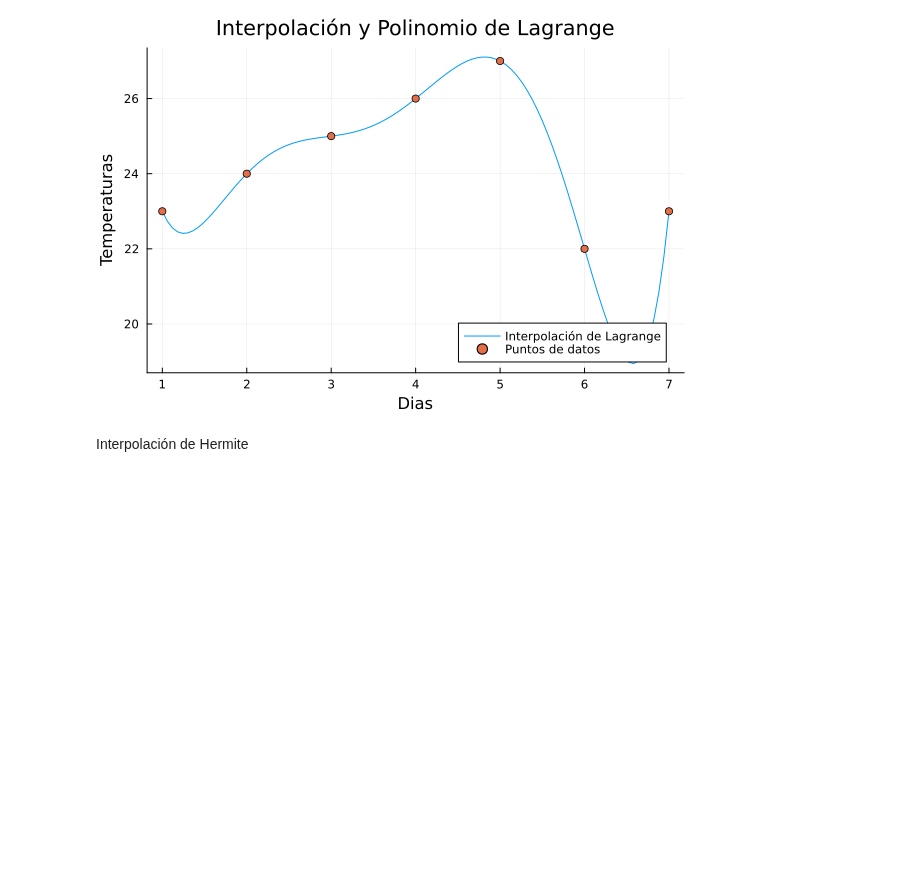
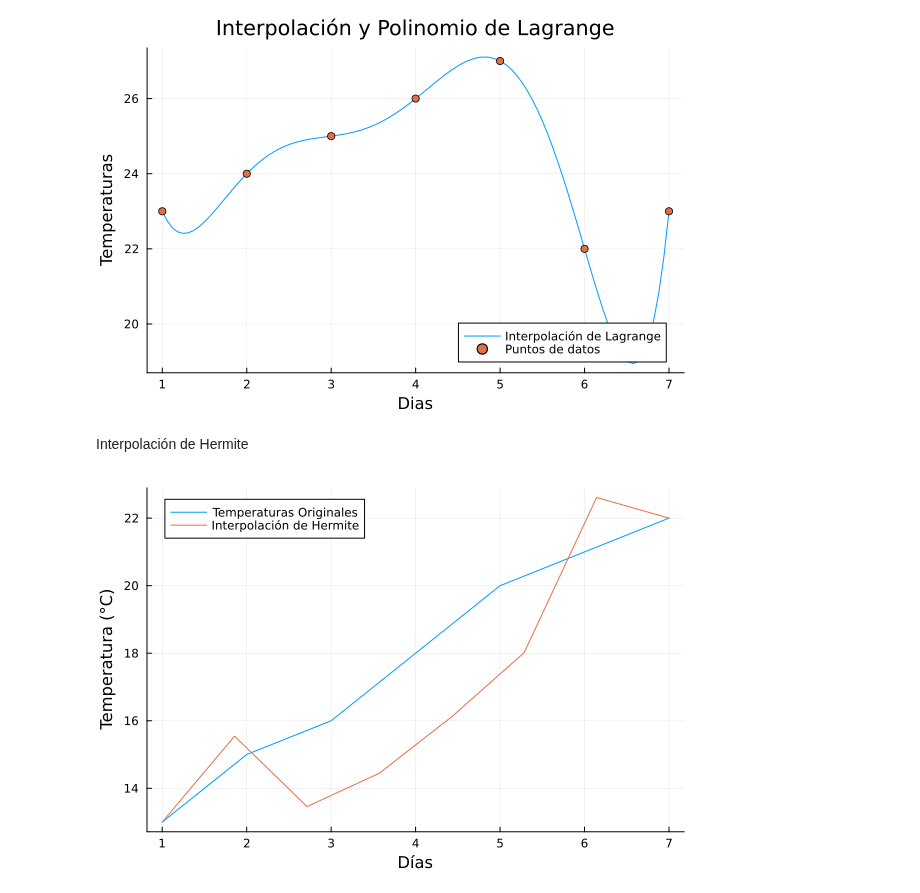
Before and after one commit to sonysarkis/ProyectoCalNum, a Jupyter notebook: Proyectos/proyecto1/proyecto2_cal.ipynb, the cells around one changed output. Cells and saved outputs as stored; diff of their text form; code cells hidden in the pictures; blank space fills up the shorter version.

Commit message:
Interpolación de Hermite

```diff
--- a/Proyectos/proyecto1/proyecto2_cal.ipynb
+++ b/Proyectos/proyecto1/proyecto2_cal.ipynb
@@ -134,3 +134,87 @@ title!("Interpolación y Polinomio de Lagrange")
 [figure]
 # %% [markdown]
 Interpolación de Hermite
+# %%
+using SymPy
+using Plots
+
+# Generación de Datos
+dias = [1, 2, 3, 4, 5, 6, 7]
+temperaturas = [13, 15, 16, 18, 20, 21, 22]
+
+# Graficar los datos originales
+plot(dias, temperaturas, xlabel="Días", ylabel="Temperatura (°C)", label="Temperaturas Originales")
+
+# Función para calcular derivadas usando diferencias finitas
+function calcular_derivadas(x, y)
+    n = length(x) # Obtener el número de puntos
+    dy = zeros(n) # Crear un arreglo para almacenar las derivadas
+    for i in 1:n-1 # Iterar sobre los puntos, excepto el último
+        dy[i] = (y[i+1] - y[i]) / (x[i+1] - x[i]) # Calcular la derivada usando diferencias finitas
+    end
+    dy[n] = dy[n-1]  # Asumir la misma derivada para el último punto
+    return dy
+end
+
+# Calcular derivadas
+derivadas = calcular_derivadas(dias, temperaturas)
+
+# Función para calcular el punto de hermite en un punto dado "t"
+function hermite(puntoDado, nodos, funcion, funcion_derivada)
+
+    # Almacenamos el número de nodos (puntos donde se intersectan las funciones y sus derivadas)
+    numNodos = length(nodos)
+    # Inicializamos el resultado de la interpolación Hermite en 0
+    resultado = 0.0
+
+    # Itera sobre cada nodo
+    for i in 1:numNodos # Para i desde 1 hasta la cantidad de nodos (incluyéndolo)
+        valorFuncion = funcion[i] # Guardamos el valor de la función en el nodo i
+        valorDerivada = funcion_derivada[i] # Guardamos la derivada del valor de la función en el nodo i
+
+        # Inicializar el polinomio de Lagrange y su derivada
+        lagrange = 1.0
+        lagrange_derivada = 0.0
+
+
+        # Calculamos el polinomio de lagrange y su derivada (para el nodo i)
+        for j in 1:numNodos
+            if i != j
+
+                #=
+                Actualizamos lagrange multiplicandolo por el factor correspondiente
+                en función de la diferencia entre el punto de interpolación y el nodo actual
+                =#
+                lagrange *= (puntoDado - nodos[j]) / (nodos[i] - nodos[j])
+
+                #=
+                Actualizamos la derivada del polinomio de lagrange sumandolo con la inversa
+                de la diferencia entre el nodo de iteracion y el nodo actual
+                =#
+                lagrange_derivada += 1 / (nodos[i] - nodos[j])
+            end
+        end
+
+
+        #=
+        Multiplicamos la derivada de lagrange por la lagrange calculada
+        para obtener una expresión que tenga en cuenta tanto los valores de la
+        función como sus derivadas en el nodo i
+        =#
+        lagrange_derivada *= lagrange
+
+        # Aplicamos la fórmula de Hermite
+        resultado += valorFuncion * lagrange^2 * (1 - 2 * (puntoDado - nodos[i]) * lagrange_derivada) + valorDerivada * lagrange^2 * (puntoDado - nodos[i])
+    end
+    return resultado
+end
+
+# Evaluar la interpolación
+dias_interpolados = range(dias[1], stop=dias[end], length=8)
+temperaturas_interpoladas = [hermite(d, dias, temperaturas, derivadas) for d in dias_interpolados]
+
+# Graficar la interpolación de Hermite
+# plot! para añadir una nueva barra de gráfica y ver tanto la de Hermites como la de los datos originales
+plot!(dias_interpolados, temperaturas_interpoladas, label="Interpolación de Hermite")
+# %% [output]
+[figure, added]
```
